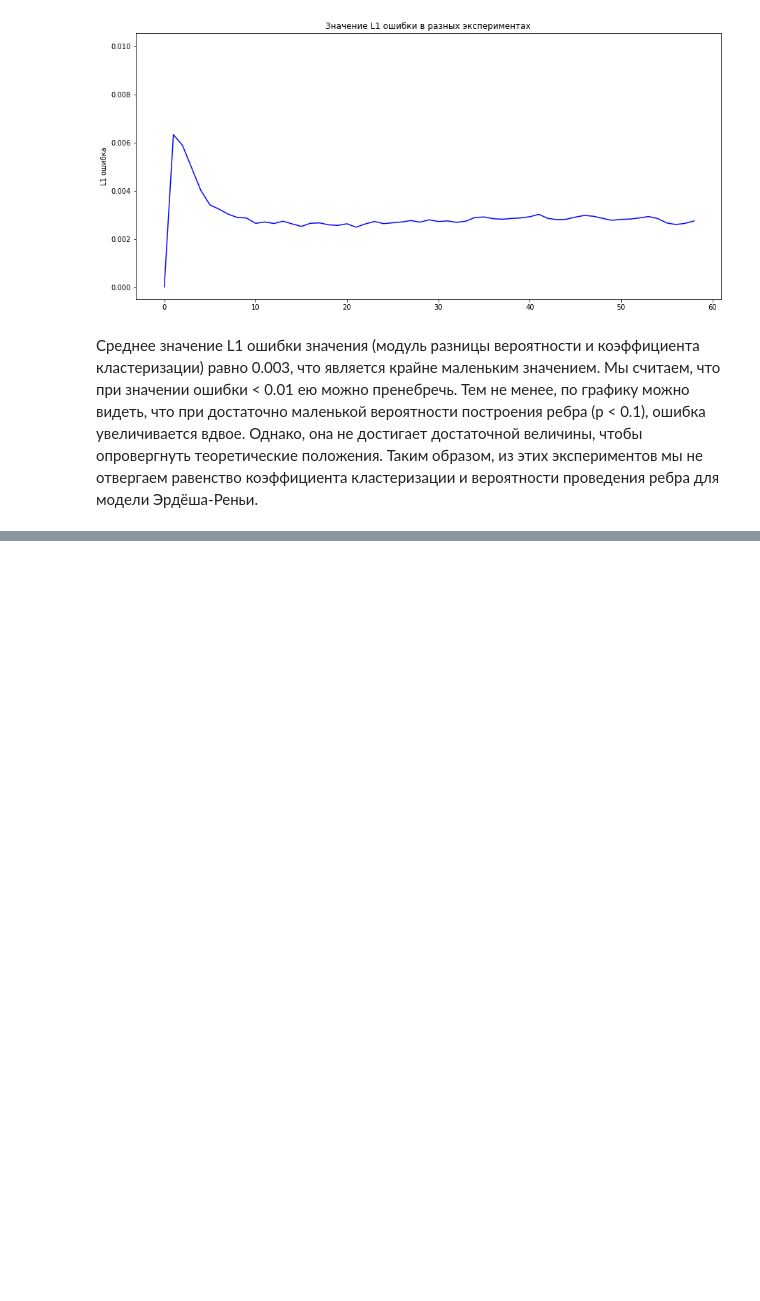
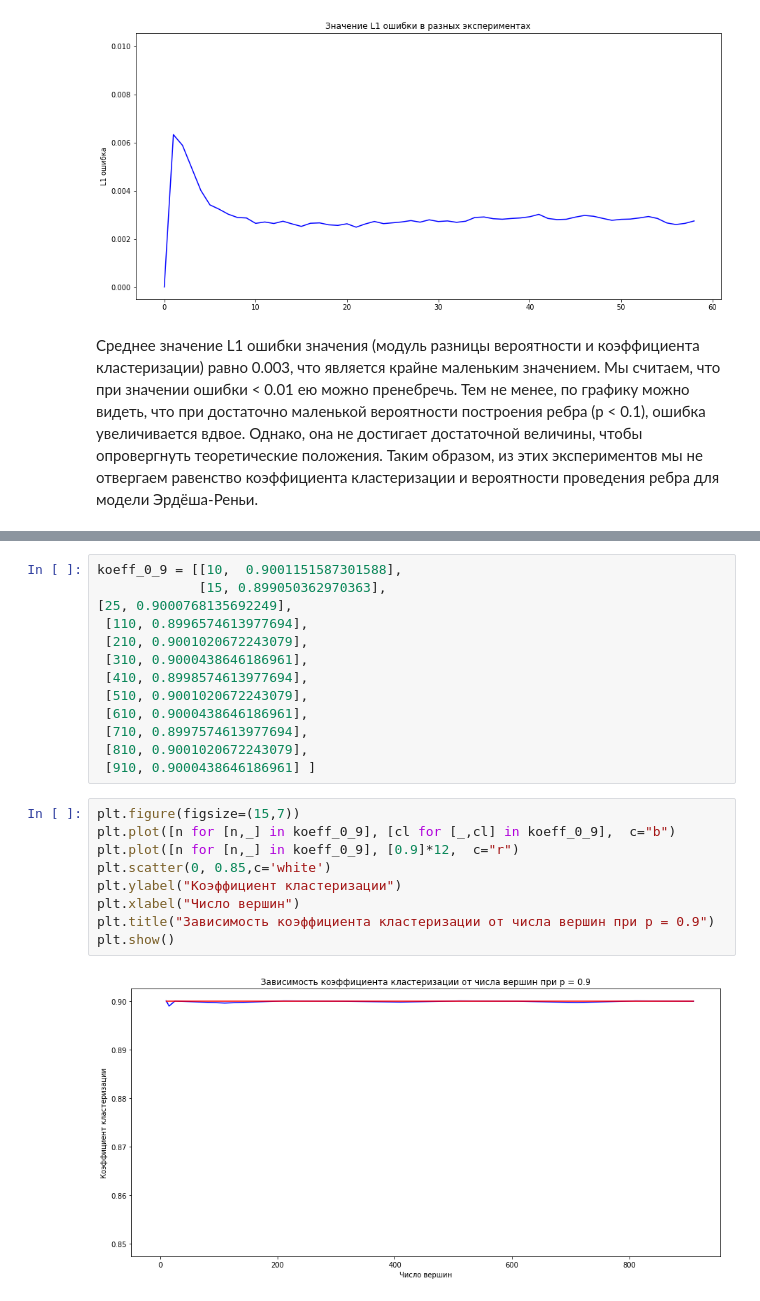
Before and after one commit to MaksimovArtem/NetworksLabs, a Jupyter notebook: Report.ipynb, the cells around one changed output, grey strips where cells are left out. Saved outputs shown, nothing was run; the diff lists cells and outputs as text; blank space fills up the shorter version.

```diff
--- a/Report.ipynb
+++ b/Report.ipynb
@@ -284,0 +358,24 @@ plt.show()
+# %%
+koeff_0_9 = [[10,  0.9001151587301588],
+             [15, 0.899050362970363],
+[25, 0.9000768135692249],
+ [110, 0.8996574613977694],
+ [210, 0.9001020672243079],
+ [310, 0.9000438646186961],
+ [410, 0.8998574613977694],
+ [510, 0.9001020672243079],
+ [610, 0.9000438646186961],
+ [710, 0.8997574613977694],
+ [810, 0.9001020672243079],
+ [910, 0.9000438646186961] ]
+# %%
+plt.figure(figsize=(15,7))
+plt.plot([n for [n,_] in koeff_0_9], [cl for [_,cl] in koeff_0_9],  c="b")
+plt.plot([n for [n,_] in koeff_0_9], [0.9]*12,  c="r")
+plt.scatter(0, 0.85,c='white')
+plt.ylabel("Коэффициент кластеризации")
+plt.xlabel("Число вершин")
+plt.title("Зависимость коэффициента кластеризации от числа вершин при p = 0.9")
+plt.show()
+# %% [output]
+[figure, added]
```
Also changed, not shown: parts of 10 cells of this notebook.
